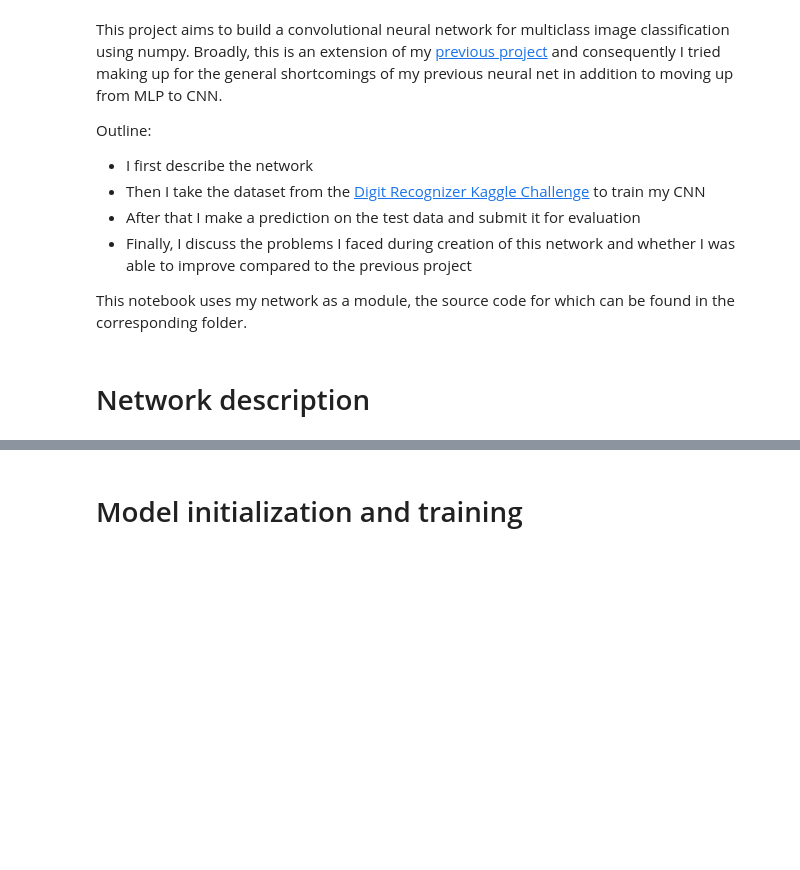
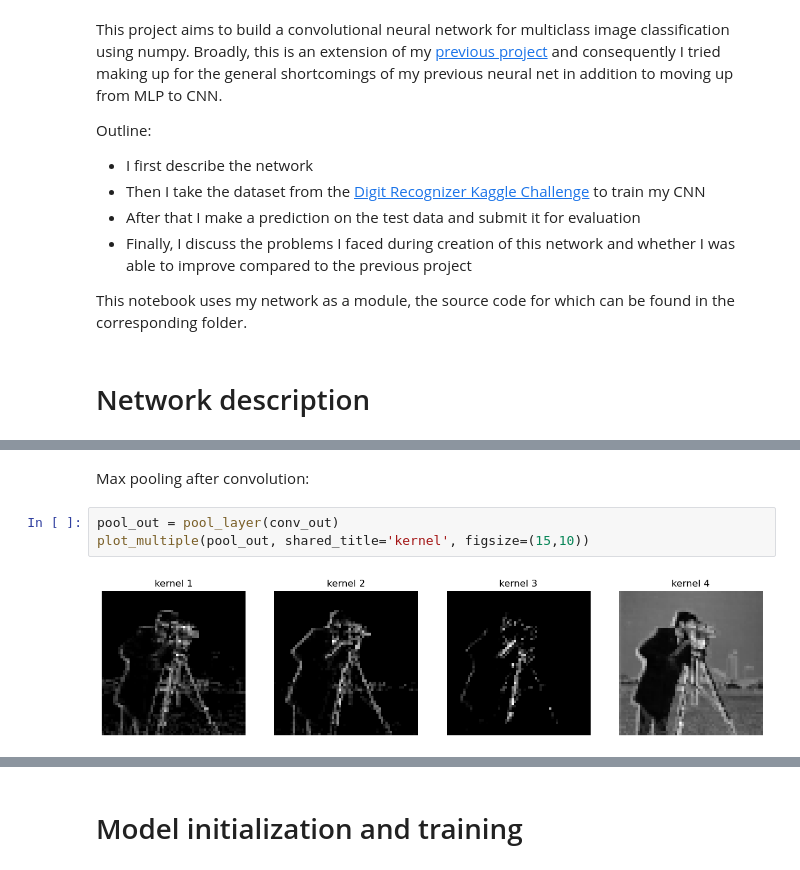
Before and after one commit to iliatarasov/convolutional-neural-network-on-MNIST-with-numpy, a Jupyter notebook: Convolutional neural network on MNIST.ipynb, the cells around one changed output, grey strips where cells are left out. Drawn from its saved outputs; the diff is of its cells as text; blank space fills up the shorter version.

```diff
--- a/Convolutional neural network on MNIST.ipynb
+++ b/Convolutional neural network on MNIST.ipynb
@@ -37,0 +66,7 @@ Loss function is cross-entropy.
+# %% [markdown]
+Max pooling after convolution:
+# %%
+pool_out = pool_layer(conv_out)
+plot_multiple(pool_out, shared_title='kernel', figsize=(15,10))
+# %% [output]
+[figure, added]
```
Also changed, not shown: parts of 38 cells of this notebook, 1 other file.
